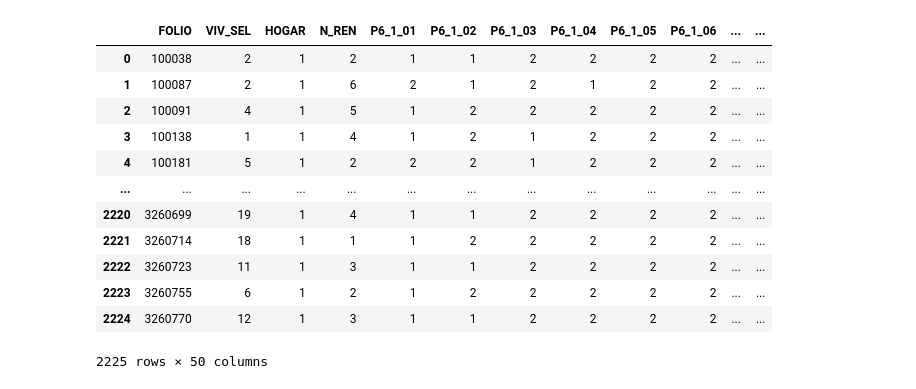
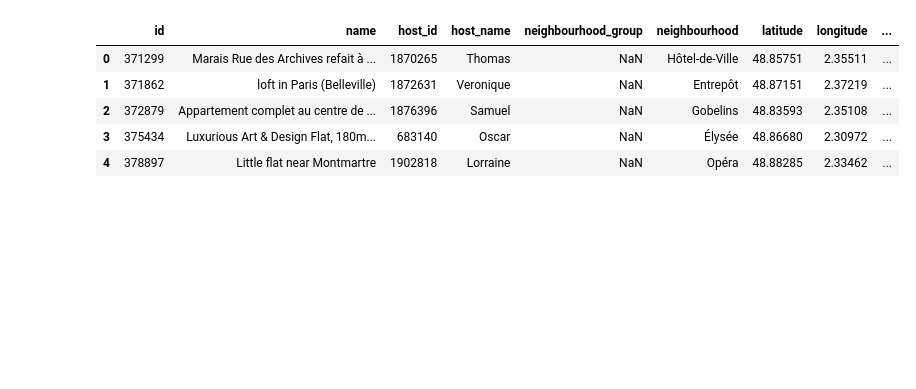
Before and after one commit to NicoFlrsA/BigData_UMG, a Jupyter notebook: class/notebooks/1.NFA_Parcial1.ipynb, the cells around one changed output. Saved outputs shown, nothing was run; the diff lists cells and outputs as text; code cells hidden in the pictures; blank space fills up the shorter version.

```diff
--- a/class/notebooks/1.NFA_Parcial1.ipynb
+++ b/class/notebooks/1.NFA_Parcial1.ipynb
@@ -4,17 +3,10 @@ import pandas as pd
 # %%
-df = pd.read_csv("../data/raw/conjunto_de_datos_tapart_a_endiseg_2021.csv")
-df
+df = pd.read_csv("../data/raw/listings_Paris-France.csv")
+df.head()
 # %% [output]
-|  | FOLIO | VIV_SEL | HOGAR | N_REN | P6_1_01 | P6_1_02 | P6_1_03 | P6_1_04 | P6_1_05 | P6_1_06 | ... | ... |
-| 0 | 100038 | 2 | 1 | 2 | 1 | 1 | 2 | 2 | 2 | 2 | ... | ... |
-| 1 | 100087 | 2 | 1 | 6 | 2 | 1 | 2 | 1 | 2 | 2 | ... | ... |
-| 2 | 100091 | 4 | 1 | 5 | 1 | 2 | 2 | 2 | 2 | 2 | ... | ... |
-| 3 | 100138 | 1 | 1 | 4 | 1 | 2 | 1 | 2 | 2 | 2 | ... | ... |
-| 4 | 100181 | 5 | 1 | 2 | 2 | 2 | 1 | 2 | 2 | 2 | ... | ... |
-| ... | ... | ... | ... | ... | ... | ... | ... | ... | ... | ... | ... | ... |
-| 2220 | 3260699 | 19 | 1 | 4 | 1 | 1 | 2 | 2 | 2 | 2 | ... | ... |
-| 2221 | 3260714 | 18 | 1 | 1 | 1 | 2 | 2 | 2 | 2 | 2 | ... | ... |
-| 2222 | 3260723 | 11 | 1 | 3 | 1 | 1 | 2 | 2 | 2 | 2 | ... | ... |
-| 2223 | 3260755 | 6 | 1 | 2 | 1 | 2 | 2 | 2 | 2 | 2 | ... | ... |
-| 2224 | 3260770 | 12 | 1 | 3 | 1 | 1 | 2 | 2 | 2 | 2 | ... | ... |
+|  | id | name | host_id | host_name | neighbourhood_group | neighbourhood | latitude | longitude | ... |
+| 0 | 371299 | Marais Rue des Archives refait à ... | 1870265 | Thomas | NaN | Hôtel-de-Ville | 48.85751 | 2.35511 | ... |
+| 1 | 371862 | loft in Paris (Belleville) | 1872631 | Veronique | NaN | Entrepôt | 48.87151 | 2.37219 | ... |
+| 2 | 372879 | Appartement complet au centre de ... | 1876396 | Samuel | NaN | Gobelins | 48.83593 | 2.35108 | ... |
+| 3 | 375434 | Luxurious Art & Design Flat, 180m... | 683140 | Oscar | NaN | Élysée | 48.86680 | 2.30972 | ... |
+| 4 | 378897 | Little flat near Montmartre | 1902818 | Lorraine | NaN | Opéra | 48.88285 | 2.33462 | ... |
-2225 rows × 50 columns
```
Also changed, not shown: parts of 34 cells of this notebook.
